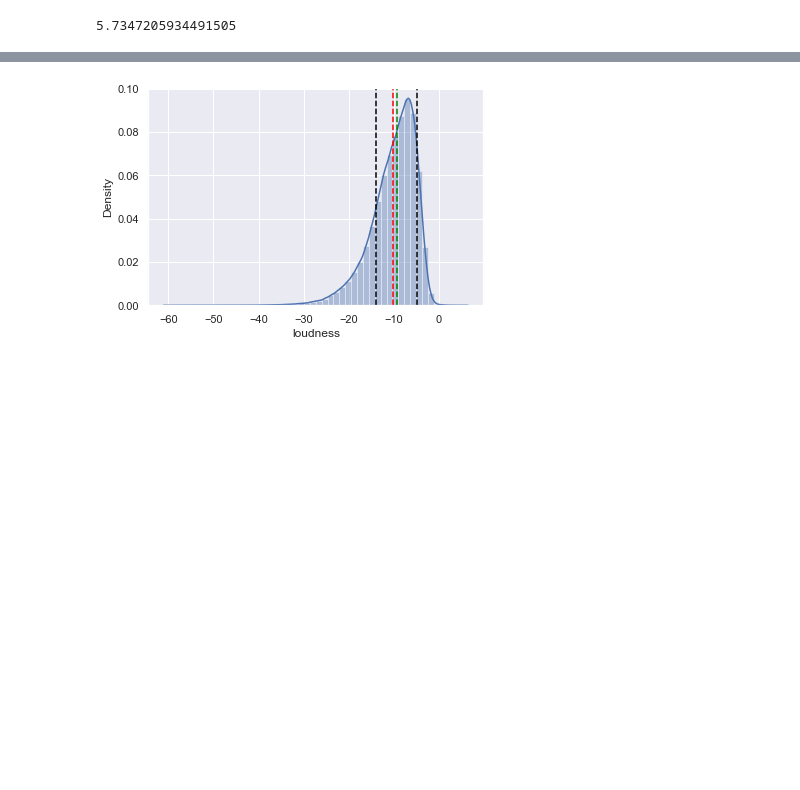
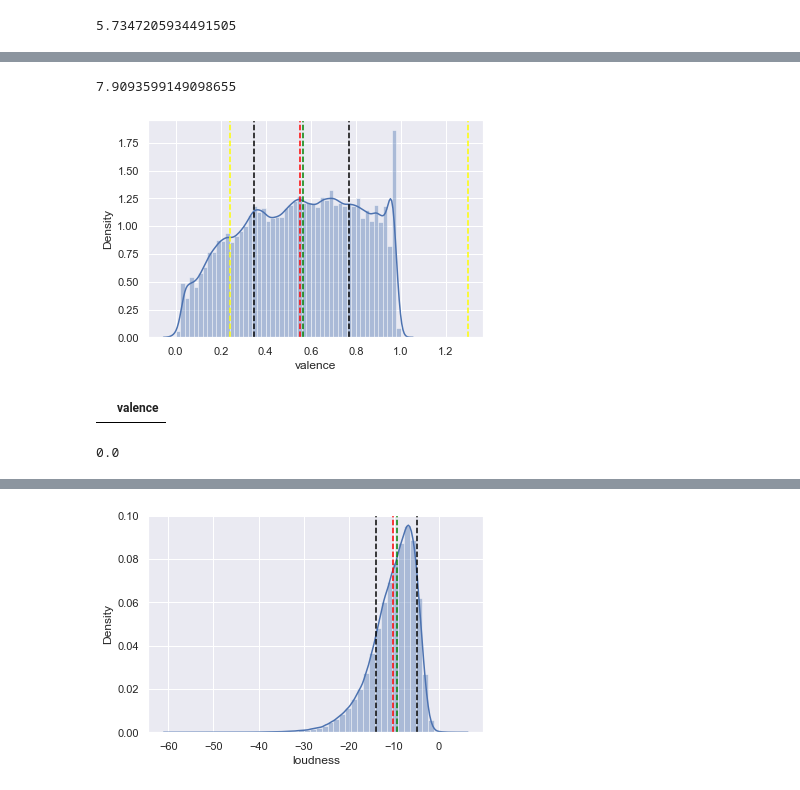
Before and after one commit to lucio-cornejo/proyecto-analisis-de-datos-1INF03, a Jupyter notebook: codes/limpieza_de_datos.ipynb, the cells around one changed output, grey strips where cells are left out. Saved outputs shown, nothing was run; the diff lists cells and outputs as text; code cells hidden in the pictures; blank space fills up the shorter version.

```diff
--- a/codes/limpieza_de_datos.ipynb
+++ b/codes/limpieza_de_datos.ipynb
@@ -583,0 +617,24 @@ dfnum[['loudness']].loc[(dfnum.loudness > ul) | (dfnum.loudness < ll)]
+# %%
+# porcentaje de outliers
+(dfnum[['liveness']].loc[outlier].shape[0]/dfnum[['loudness']].shape[0])*100
+# %% [output]
+7.9093599149098655
+# %%
+analisis_outliers('valence', 1.25)
+# %% [output]
+[figure, added]
+# %%
+# Ubiquemos los outliers de la columna valence
+q1 = dfnum.valence.quantile(0.25)
+q3 = dfnum.valence.quantile(0.75)
+iqr = q3 - q1
+ul = q3 + 1.25*iqr
+ll = q1 - 1.25*iqr
+outlier = (dfnum.valence > ul) | (dfnum.valence < ll)
+dfnum[['valence']].loc[outlier]
+# %% [output]
+|  | valence |
+# %%
+(dfnum[['valence']].loc[outlier].shape[0]/dfnum[['valence']].shape[0])*100
+# %% [output]
+0.0
```
Also changed, not shown: parts of 16 cells of this notebook.
